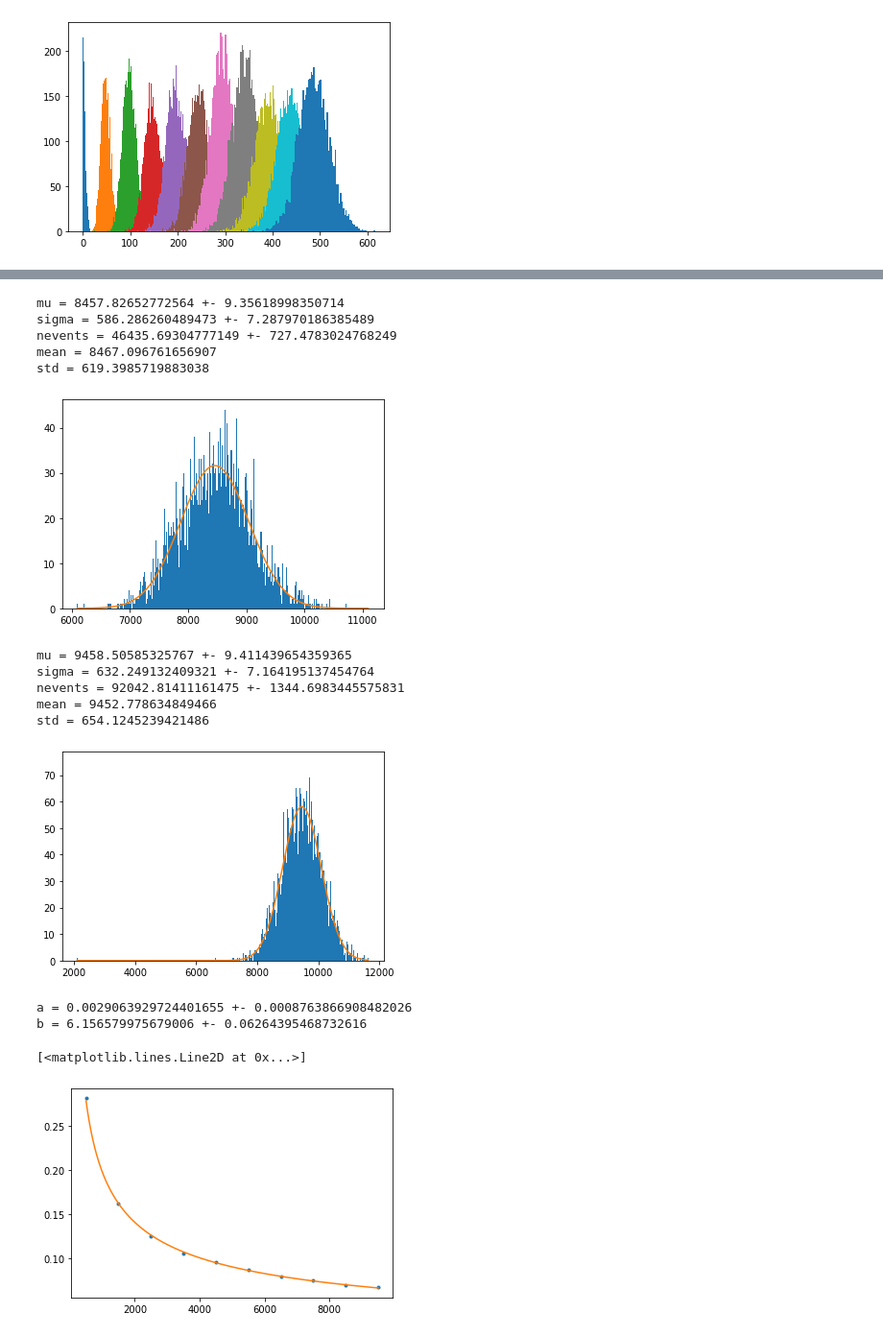
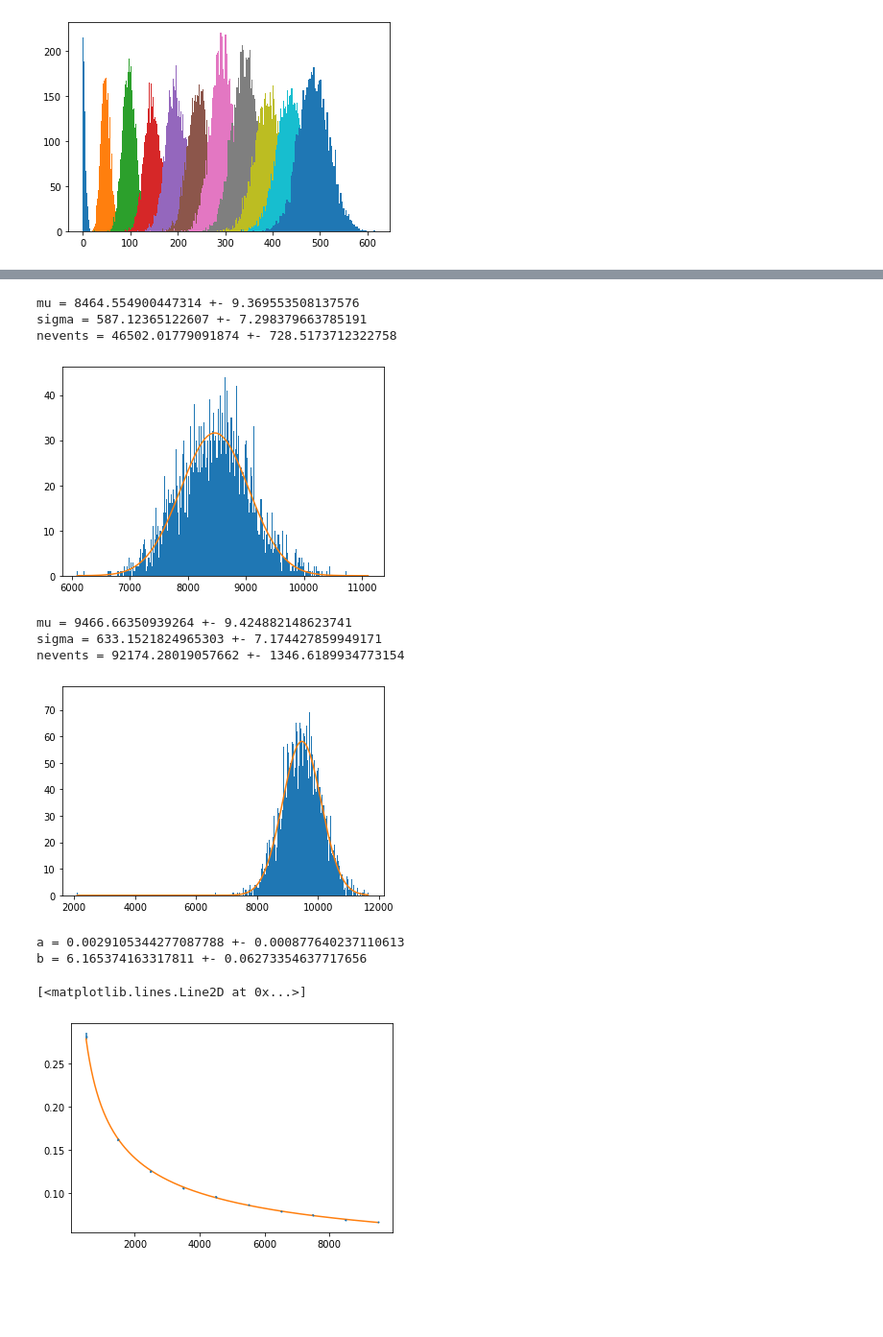
Before and after one commit to loooj58/detector, a Jupyter notebook: proc.ipynb, the cells around one changed output, grey strips where cells are left out. Shown at 96% size. Cells and saved outputs as stored; diff of their text form; code cells hidden in the pictures; blank space fills up the shorter version.

```diff
--- a/proc.ipynb
+++ b/proc.ipynb
@@ -34,0 +28,6 @@ energy_std = [np.std(data_) for data_ in data]
+# %%
+def curve(x, mu, sigma, nevents):
+    return nevents / (np.sqrt(2 * np.pi * sigma**2)) * np.exp( - (x - mu)**2 / (2 * sigma**2))
+
+mus = {}
+delta_mus = {}
@@ -35,3 +141,6 @@ energy_std = [np.std(data_) for data_ in data]
+# %%
+energy_mean= [mus[en] for en in energy]
+energy_std = [delta_mus[en] for en in energy]
 # %%
 # fit
 popt, pcov = spopt.curve_fit(lambda x, a, b: a*x+b, energy, energy_mean, sigma = energy_std)
@@ -180,36 +265,32 @@ std = 583.8911608022374
 # %%
 proc(8, 500, [8500, 500, 1000000])
 # %% [output]
-mu = 8457.82652772564 +- 9.35618998350714
-sigma = 586.286260489473 +- 7.287970186385489
-nevents = 46435.69304777149 +- 727.4783024768249
-mean = 8467.096761656907
-std = 619.3985719883038
+mu = 8464.554900447314 +- 9.369553508137576
+sigma = 587.12365122607 +- 7.298379663785191
+nevents = 46502.01779091874 +- 728.5173712322758
 [figure]
 # %%
 proc(9, 500, [9500, 700, 1000000])
 # %% [output]
-mu = 9458.50585325767 +- 9.411439654359365
-sigma = 632.249132409321 +- 7.164195137454764
-nevents = 92042.81411161475 +- 1344.6983445575831
-mean = 9452.778634849466
-std = 654.1245239421486
+mu = 9466.66350939264 +- 9.424882148623741
+sigma = 633.1521824965303 +- 7.174427859949171
+nevents = 92174.28019057662 +- 1346.6189934773154
 [figure]
 # %%
 delta_E_to_E = [sigmas[energy_real[i]]/energy_real[i] for i in range(len(sigmas))]
 # %%
 def curve_energy(x, a, b):
     return a + b / np.sqrt(x)
 
 popt, pcov = spopt.curve_fit(curve_energy, energy_real, delta_E_to_E, sigma = [delta_sigmas[energy_real[i]]/energy_real[i] for i in range(len(sigmas))])
 a, b = popt
 delta_a, delta_b = np.sqrt(np.diag(pcov))
 print(f"a = {a} +- {delta_a}\nb = {b} +- {delta_b}")
-plt.plot(energy_real, delta_E_to_E, 'o', markersize=3)
+plt.errorbar(energy_real, delta_E_to_E, yerr=[delta_sigmas[energy_real[i]]/energy_real[i] for i in range(len(sigmas))], fmt='o', markersize=1)
 x = np.linspace(energy_real[0], energy_real[-1], 500)
 plt.plot(x, curve_energy(x, a, b))
 # %% [output]
-a = 0.0029063929724401655 +- 0.0008763866908482026
-b = 6.156579975679006 +- 0.06264395468732616
+a = 0.0029105344277087788 +- 0.000877640237110613
+b = 6.165374163317811 +- 0.06273354637717656
 [<matplotlib.lines.Line2D at 0x...>]
-[figure, old version]
+[figure, new version]
```
Also changed, not shown: parts of 28 cells of this notebook, 6 other files.
